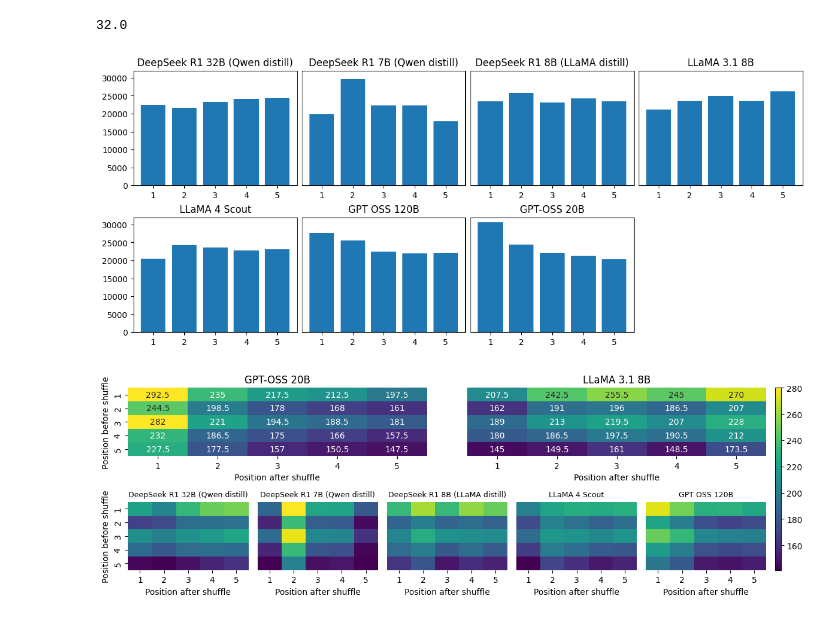
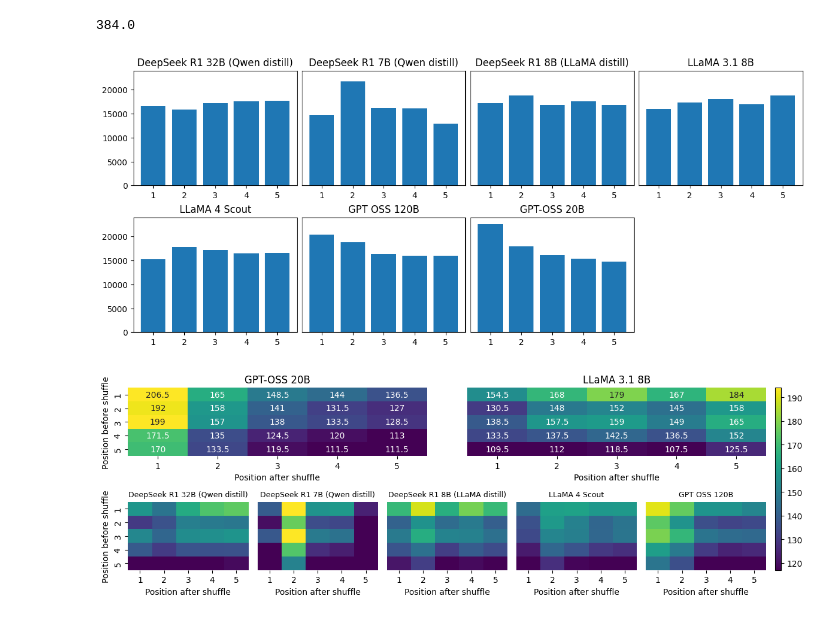
Before and after one commit to GoComputing/Positional-Bias, a Jupyter notebook: notebooks/bias_analysis.ipynb, the cells around one changed output. Drawn from its saved outputs; the diff is of its cells as text; code cells hidden in the pictures.

```diff
--- a/notebooks/bias_analysis.ipynb
+++ b/notebooks/bias_analysis.ipynb
@@ -56,7 +56,7 @@ def load_contingency_matrix(results_dir):
 contingency_values_as_true_positions = False
 
 experiment_name = 'position_bias__share'
-filename = 'evaluation_gpt-oss_120b.json'
+filename = 'evaluation_llama8b.json'
 results_dir = os.path.join('..', 'results', experiment_name, filename)
 
 cm, unshuffled_cm, input_dataset, samples_per_query, top_k = load_contingency_matrix(results_dir)
@@ -229,7 +229,7 @@ plt.plot()
 # %%
-120000 - np.sum(cm)
+87600 - np.sum(cm)
 # %% [output]
-32.0
+384.0
 # %%
 from tqdm.auto import tqdm
 
@@ -272,23 +272,23 @@ for model_name in tqdm(models):
 # %%
 ncols = 4
 nrows = len(models) // ncols + 1
 
 fig, axs = plt.subplots(nrows=nrows, ncols=ncols, figsize=(12, 5), constrained_layout = True)
 
 for i,model_name in enumerate(models):
     x_ticks = range(1, cm_set[model_name]['top_k']+1)
     axs[i//ncols][i%ncols].bar(x_ticks, np.sum(cm_set[model_name]['cm'], axis=1))
-    axs[i//ncols][i%ncols].set_ylim(0, 32000)
+    axs[i//ncols][i%ncols].set_ylim(0, 24000)
     axs[i//ncols][i%ncols].set_xticks(range(1, cm_set[model_name]['top_k']+1))
     if i%ncols != 0:
         axs[i//ncols][i%ncols].get_yaxis().set_visible(False)
     axs[i//ncols][i%ncols].title.set_text(model_name)
 if len(models)%ncols != 0:
     fig.delaxes(axs[nrows-1][len(models)%ncols])
 plt.savefig(f"../figures/all_bias_analysis.pdf", format="pdf", bbox_inches="tight")
 plt.show()
 # %% [output]
-[figure, old version]
+[figure, new version]
 # %%
 import matplotlib.gridspec as gridspec
 
@@ -363,4 +363,4 @@ for i,ax in enumerate(highlighted_axs):
 plt.savefig(f"../figures/all_bias_analysis.pdf", format="pdf", bbox_inches="tight")
 plt.show()
 # %% [output]
-[figure, old version]
+[figure, new version]
```
Also changed, not shown: parts of 4 cells of this notebook.
